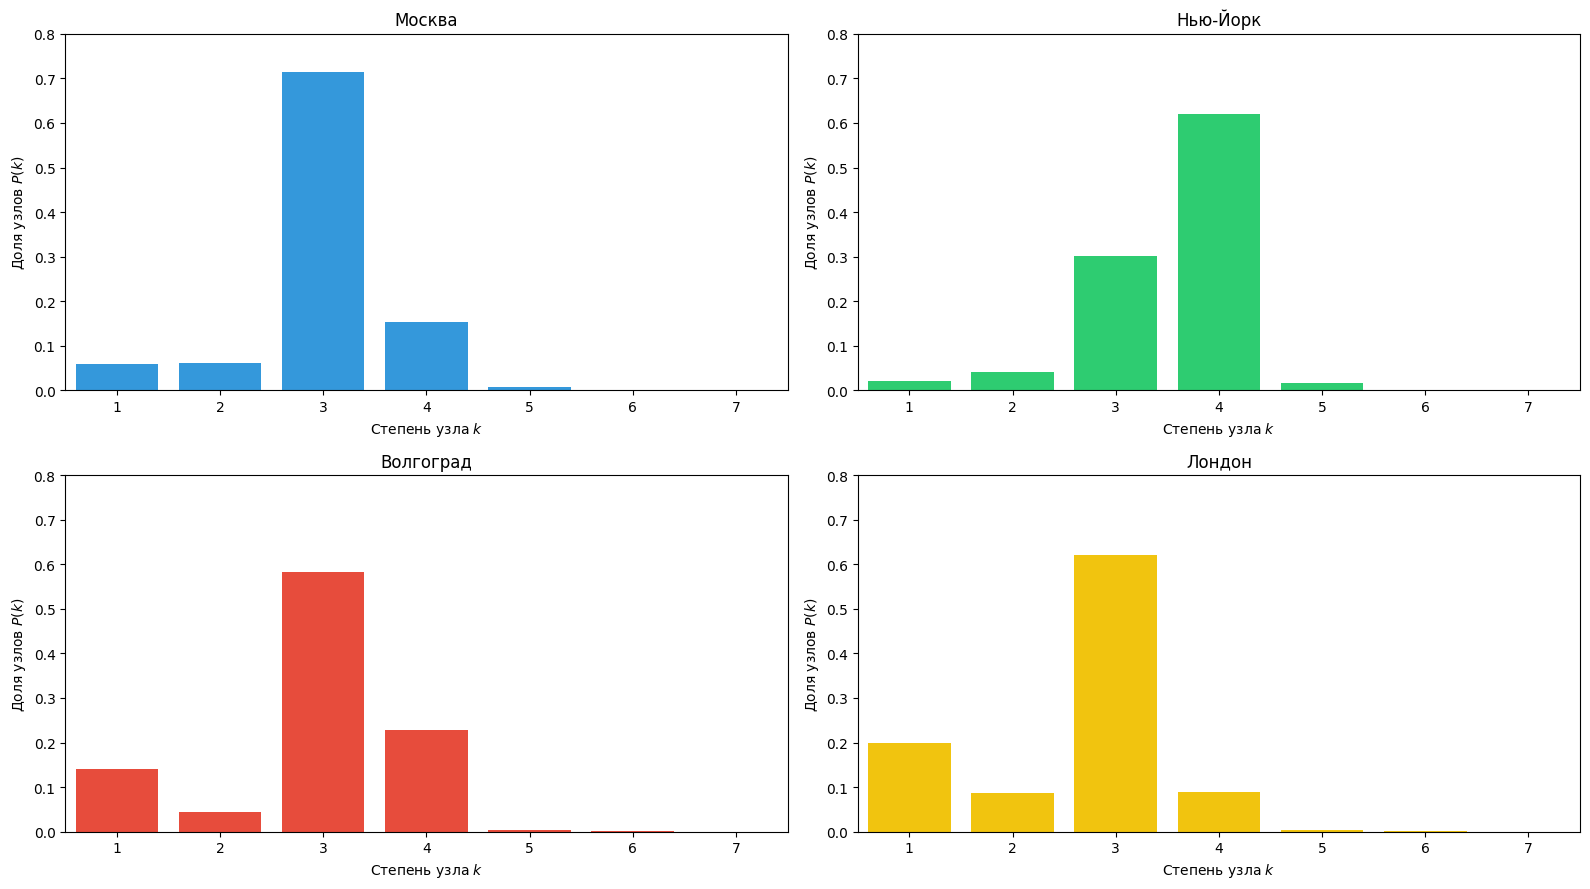
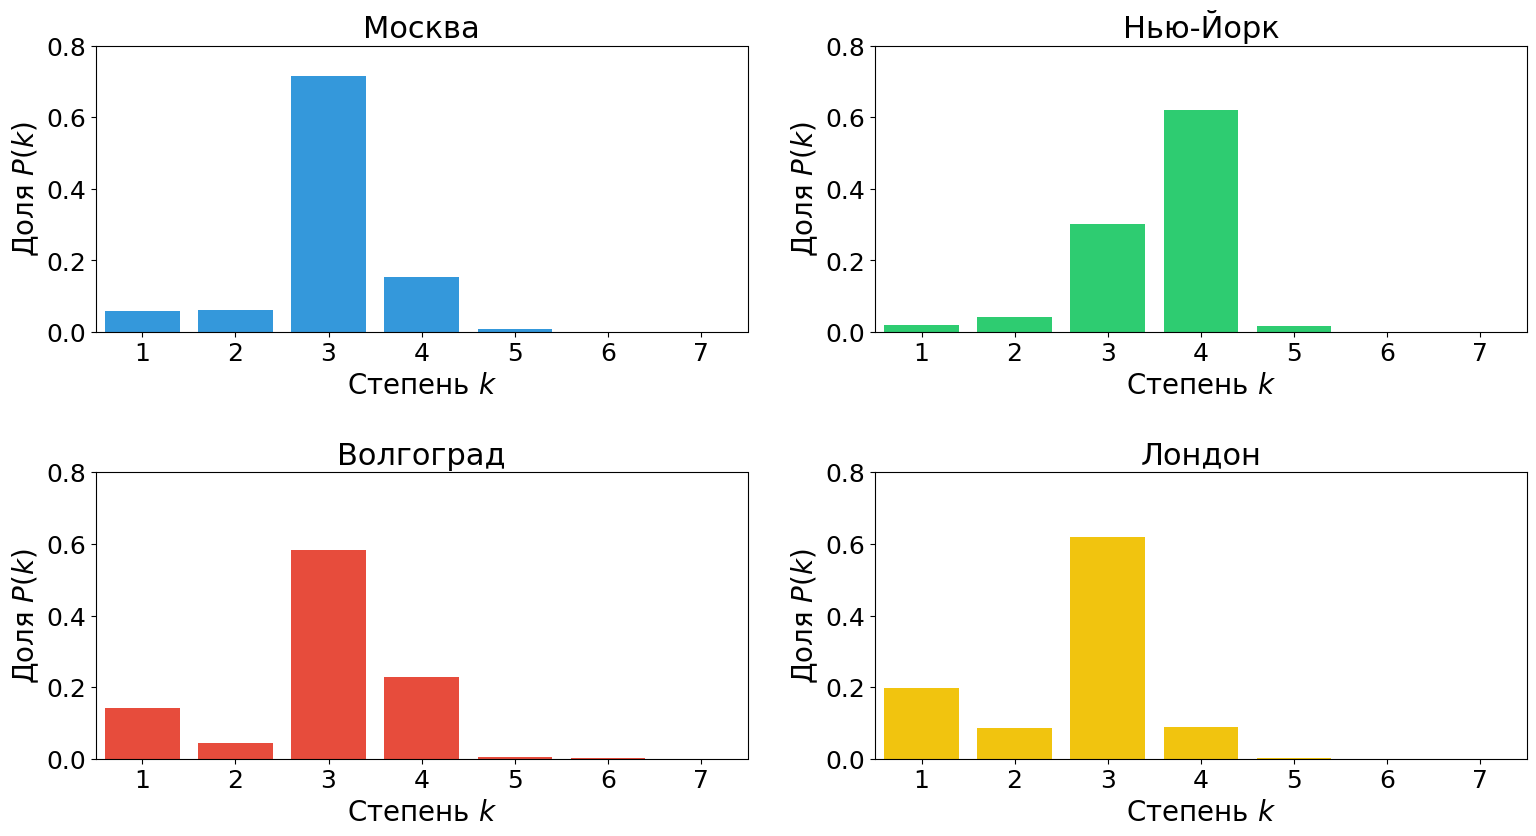
The change to this notebook cell's code, shown as a diff; its figure went from the first image to the second:
--- before
+++ after
@@ -27,11 +27,12 @@
 
     ax[i//2, i%2].bar(x, y, **styles[i])
-    ax[i//2, i%2].set_xlabel("Степень узла $k$")
-    ax[i//2, i%2].set_ylabel("Доля узлов $P(k)$")
-    ax[i//2, i%2].set_title(f"{names[i]}")
+    ax[i//2, i%2].set_xlabel("Степень $k$", fontsize=20)
+    ax[i//2, i%2].set_ylabel("Доля $P(k)$", fontsize=20)
+    ax[i//2, i%2].set_title(f"{names[i]}", fontsize=22)
     ax[i//2, i%2].set_xlim(0.5, 7.5)
     ax[i//2, i%2].set_ylim(0, 0.8)
+    ax[i//2, i%2].tick_params(labelsize=18)
 
-plt.tight_layout()
+plt.tight_layout(pad=3)
 plt.savefig(
     './Deg_dist.png', 

Commit: refactor: larger font in degree distribution